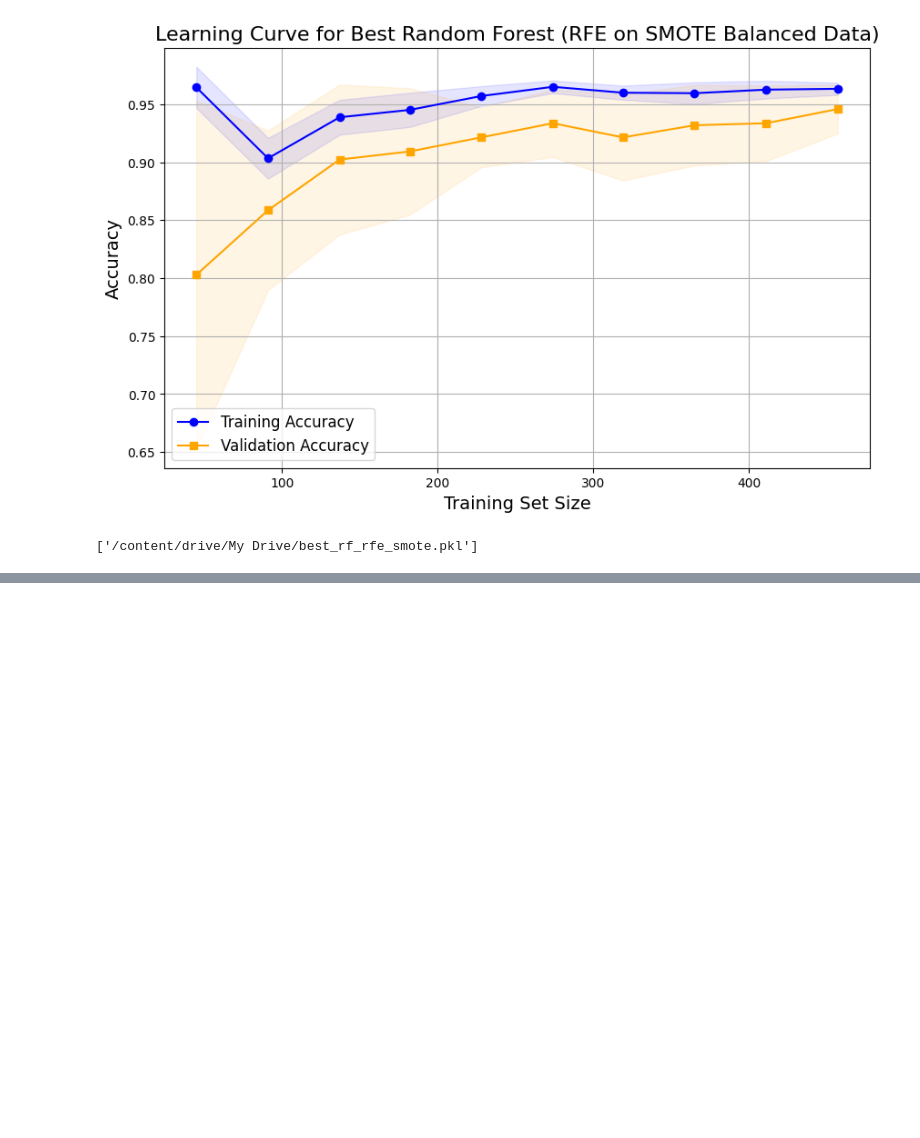
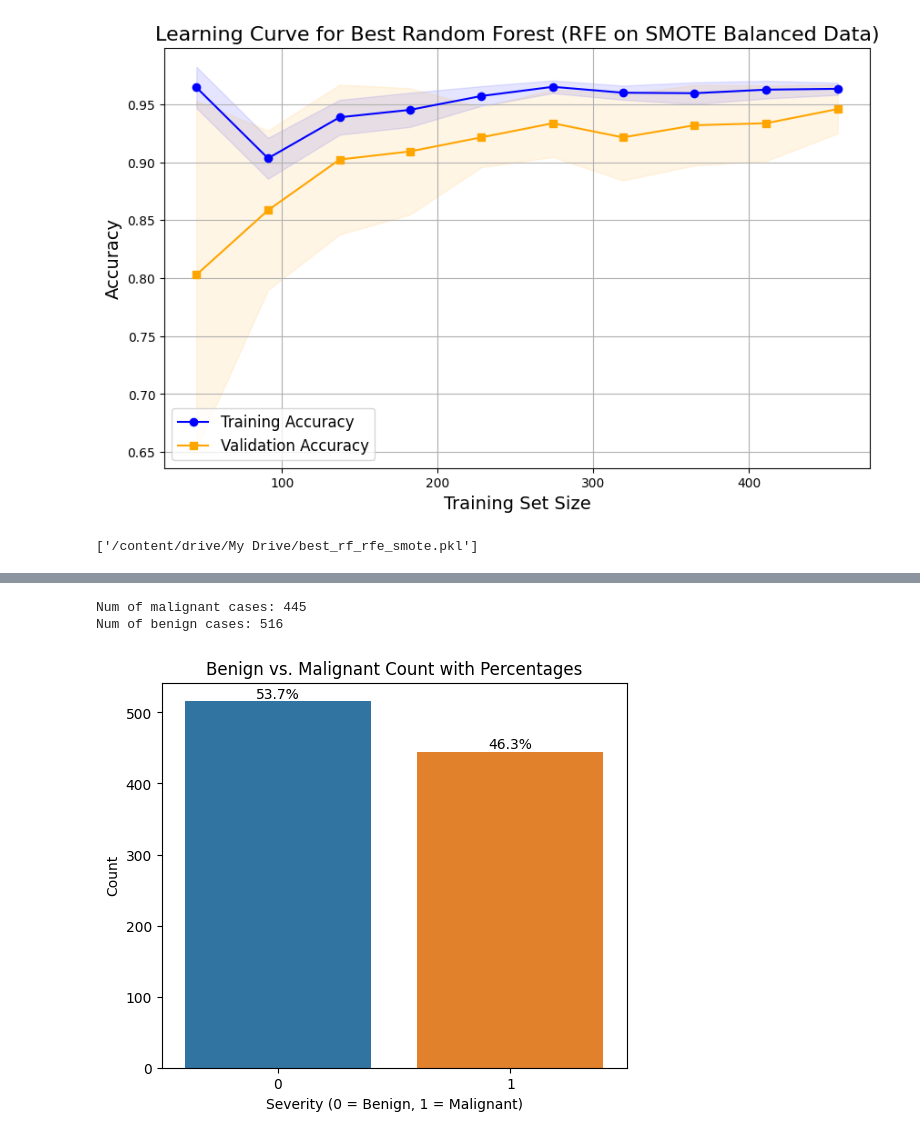
Before and after one commit to harsha5428/datascience_project, a Jupyter notebook: final_project.ipynb, the cells around one changed output, grey strips where cells are left out. Cells and saved outputs as stored; diff of their text form; code cells hidden in the pictures; blank space fills up the shorter version.

Commit message:
completed the preprocessing part of mammographic data

```diff
--- a/final_project.ipynb
+++ b/final_project.ipynb
@@ -699,0 +728,12 @@ joblib.dump(best_rf_rfe_smote, '/content/drive/My Drive/best_rf_rfe_smote.pkl')
+# %%
+import numpy as np
+import pandas as pd
+
+# Convert placeholders like '?' to NaN
+data_mamm.replace('?', np.nan, inplace=True)
+
+#Count NaN values in each column
+nan_count = data_mamm.isna().sum()
+
+# Print the count of NaN values for each column
+print(nan_count)
@@ -699,0 +760,12 @@ joblib.dump(best_rf_rfe_smote, '/content/drive/My Drive/best_rf_rfe_smote.pkl')
+# %%
+# Loop through the categorical columns and fill missing values with mode
+categorical_columns = ['BI_RADS', 'Age', 'Shape', 'Margin', 'Density']
+
+for column in categorical_columns:
+    # Calculate the mode value
+    mode_value = data_mamm[column].mode()[0]  # Get the mode
+    # Fill missing values and assign it back to the DataFrame
+    data_mamm[column] = data_mamm[column].fillna(mode_value)
+# %%
+# Convert Age to numeric after filling missing values, if applicable
+data_mamm['Age'] = pd.to_numeric(data_mamm['Age'], errors='coerce')
@@ -699,0 +827,30 @@ joblib.dump(best_rf_rfe_smote, '/content/drive/My Drive/best_rf_rfe_smote.pkl')
+# %%
+malig_count_mamm = data_mamm['Severity'].value_counts().get(1)
+begn_count_mamm = data_mamm['Severity'].value_counts().get(0)
+
+print('Num of malignant cases:', malig_count_mamm)
+print('Num of benign cases:', begn_count_mamm)
+# %% [output]
+Num of malignant cases: 445
+Num of benign cases: 516
+# %%
+import matplotlib.pyplot as plt
+import seaborn as sns
+
+plt.figure(figsize=(6, 5))
+# Use hue instead of x for the color palette
+ax_mamm = sns.countplot(data=data_mamm, x='Severity', hue='Severity', palette=["#1f77b4", "#ff7f0e"], legend=False)
+total = len(data_mamm)
+
+# Add percentage labels above each bar
+for p in ax_mamm.patches:
+    percentage = f"{100 * p.get_height() / total:.1f}%"
+    ax_mamm.annotate(percentage, (p.get_x() + p.get_width() / 2, p.get_height()),
+                ha='center', va='bottom', fontsize=10, color='black')
+
+plt.title('Benign vs. Malignant Count with Percentages')
+plt.xlabel('Severity (0 = Benign, 1 = Malignant)')
+plt.ylabel('Count')
+plt.show()
+# %% [output]
+[figure, added]
```
Also changed, not shown: parts of 17 cells of this notebook.
